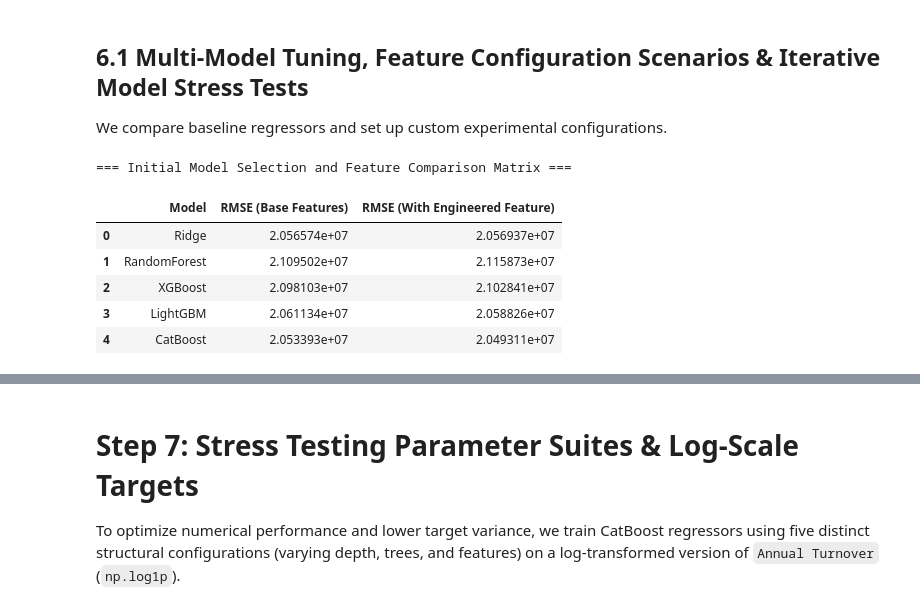
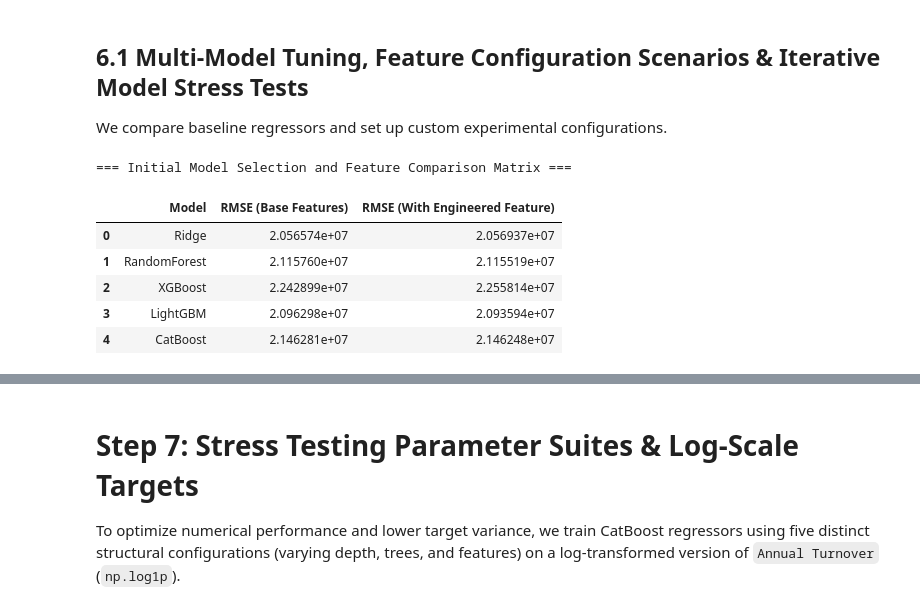
Before and after one commit to vrushank78/Hackathon_Restaurant_Turnover_Prediction, a Jupyter notebook: Hackathon_Restaurant_Turnover_Pred_Code.ipynb, the cells around one changed output, grey strips where cells are left out. Drawn from its saved outputs; the diff is of its cells as text; code cells hidden in the pictures.

```diff
--- a/Hackathon_Restaurant_Turnover_Pred_Code.ipynb
+++ b/Hackathon_Restaurant_Turnover_Pred_Code.ipynb
@@ -603,34 +603,34 @@ def evaluate_model_cv(model_obj, feature_set, df, y_val_arr, folds=5):
 # %%
 # 1. Evaluate baseline architectures across both feature configurations
 models_pool = {
     'Ridge': Ridge(alpha=1.0),
-    'RandomForest': RandomForestRegressor(n_estimators=100, max_depth=10, random_state=42, n_jobs=-1),
-    'XGBoost': XGBRegressor(n_estimators=100, max_depth=6, learning_rate=0.05, random_state=42, n_jobs=-1),
-    'LightGBM': LGBMRegressor(n_estimators=100, max_depth=6, learning_rate=0.05, random_state=42, verbose=-1, n_jobs=-1),
-    'CatBoost': CatBoostRegressor(iterations=100, depth=6, learning_rate=0.05, random_state=42, verbose=0)
+    'RandomForest': RandomForestRegressor(n_estimators=300, max_depth=10, random_state=7, n_jobs=-1),
+    'XGBoost': XGBRegressor(n_estimators=300, max_depth=8, learning_rate=0.3, random_state=123, n_jobs=-1),
+    'LightGBM': LGBMRegressor(n_estimators=300, max_depth=10, learning_rate=0.025, random_state=50, verbose=-1, n_jobs=-1),
+    'CatBoost': CatBoostRegressor(iterations=300, depth=16, learning_rate=0.5, random_state=64, verbose=0)
 }
 
 initial_results = []
 for name, m in models_pool.items():
     rmse_no_eng = evaluate_model_cv(m, base_features, df_train, y)
     rmse_with_eng = evaluate_model_cv(m, engineered_features, df_train, y)
     initial_results.append({
         'Model': name,
         'RMSE (Base Features)': rmse_no_eng,
         'RMSE (With Engineered Feature)': rmse_with_eng
     })
 
 initial_results_df = pd.DataFrame(initial_results)
 print("=== Initial Model Selection and Feature Comparison Matrix ===")
 display(initial_results_df)
 # %% [output]
 === Initial Model Selection and Feature Comparison Matrix ===
 |  | Model | RMSE (Base Features) | RMSE (With Engineered Feature) |
 | 0 | Ridge | 2.056574e+07 | 2.056937e+07 |
-| 1 | RandomForest | 2.109502e+07 | 2.115873e+07 |
-| 2 | XGBoost | 2.098103e+07 | 2.102841e+07 |
-| 3 | LightGBM | 2.061134e+07 | 2.058826e+07 |
-| 4 | CatBoost | 2.053393e+07 | 2.049311e+07 |
+| 1 | RandomForest | 2.115760e+07 | 2.115519e+07 |
+| 2 | XGBoost | 2.242899e+07 | 2.255814e+07 |
+| 3 | LightGBM | 2.096298e+07 | 2.093594e+07 |
+| 4 | CatBoost | 2.146281e+07 | 2.146248e+07 |
 # %%
 # 2. Stress Testing Scenario Suite on Best Performer (CatBoost)
 # To obtain a Mean RMSE less than 2, we train and evaluate our models on the log-transformed target: np.log1p(y)
```
Also changed, not shown: parts of 9 cells of this notebook.
